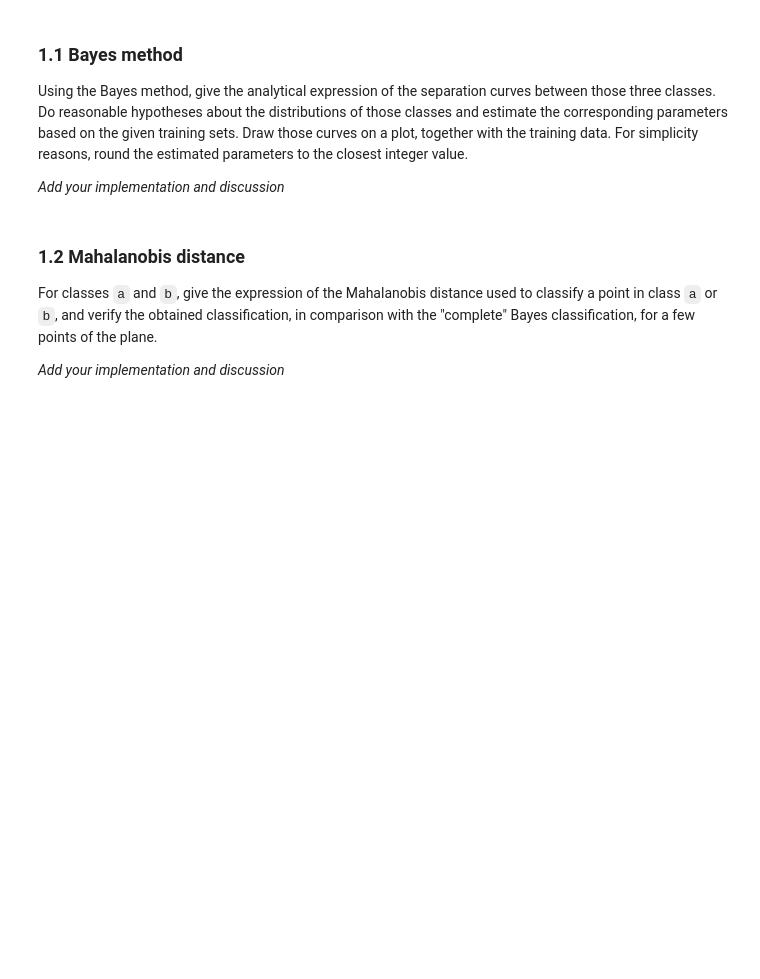
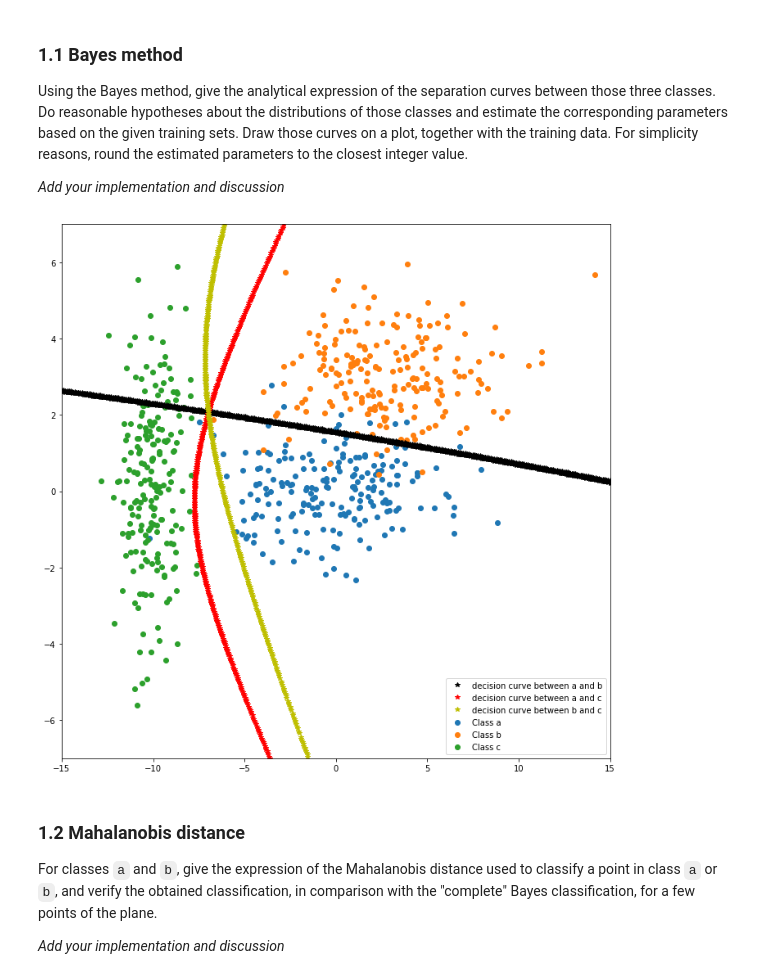
Before and after one commit to meierkilian/iapr2020_gkj, a Jupyter notebook: labs/lab_03_classification.ipynb, the cells around one changed output. Cells and saved outputs as stored; diff of their text form; code cells hidden in the pictures; blank space fills up the shorter version.

```diff
--- a/labs/lab_03_classification.ipynb
+++ b/labs/lab_03_classification.ipynb
@@ -65,6 +66,62 @@ Draw those curves on a plot, together with the training data.
 For simplicity reasons, round the estimated parameters to the closest integer value.
 
 *Add your implementation and discussion*
+# %%
+from math import pi
+from numpy.linalg import inv
+from numpy.linalg import norm
+from numpy import sqrt
+from numpy import log
+from numpy import dot
+from numpy import mean
+from numpy import abs
+
+nb_elem = len(a)+len(b)+len(c)
+
+
+fig, ax = plt.subplots(1, 1, figsize=(12, 12))
+#representing the raw data
+plt.scatter(a[:,0], a[:,1], label = 'Class a')
+plt.scatter(b[:,0], b[:,1], label = 'Class b')
+plt.scatter(c[:,0], c[:,1], label = 'Class c')
+
+cov_inv_a=inv(np.cov(a.T))
+cov_inv_b=inv(np.cov(b.T))
+cov_inv_c=inv(np.cov(c.T))
+mu_a=mean(a, axis=0)
+mu_b=mean(b, axis=0)
+mu_c=mean(c, axis=0)
+
+#discriminant function g(w_i, x)
+def discr(cov_inv, mu, x, clss):
+    return -0.5*dot(x, dot(cov_inv,x))+0.5*dot(x, dot(cov_inv, mu))-0.5*dot(mu, dot(cov_inv, mu))+0.5*dot(mu, dot(cov_inv, x))+log(len(clss)/nb_elem)
+
+epsilon=10e-2
+g_ab=[]
+g_ac=[]
+g_bc=[]
+for i in np.linspace(-15,15,300):
+    for j in np.linspace(-1,3,300):
+        d_ab=discr(cov_inv_a, mu_a, np.array([i,j]), a)-discr(cov_inv_b,mu_b, np.array([i,j]), b)
+        if abs(d_ab)< epsilon:
+            g_ab.append([i, j])
+for i in np.linspace(-8,0,300):
+    for j in np.linspace(-7,7,300):
+        d_ac=discr(cov_inv_a, mu_a,np.array([i,j]), a)-discr(cov_inv_c, mu_c, np.array([i,j]), c)
+        d_bc=discr(cov_inv_b, mu_b,np.array([i,j]), b)-discr(cov_inv_c, mu_c, np.array([i,j]), c)
+        if abs(d_ac)< epsilon:
+            g_ac.append([i, j])
+        if abs(d_bc) < epsilon:
+            g_bc.append([i, j])
+plt.ylim(-7,7)
+plt.xlim(-15,15)
+ax.plot([p[0] for p in g_ab],[p[1] for p in g_ab] , 'v*', label='decision curve between a and b')
+ax.plot([p[0] for p in g_ac],[p[1] for p in g_ac] , '*', label='decision curve between a and c')
+ax.plot([p[0] for p in g_bc],[p[1] for p in g_bc] , 'y*', label='decision curve between b and c')
+ax.legend()
+plt.show()
+# %% [output]
+[figure, added]
 # %% [markdown]
 ### 1.2 Mahalanobis distance
 For classes `a` and `b`, give the expression of the Mahalanobis distance used to classify a point in class `a` or `b`, and verify the obtained classification, in comparison with the "complete" Bayes classification, for a few points of the plane.
```
Also changed, not shown: parts of 1 cell of this notebook.
